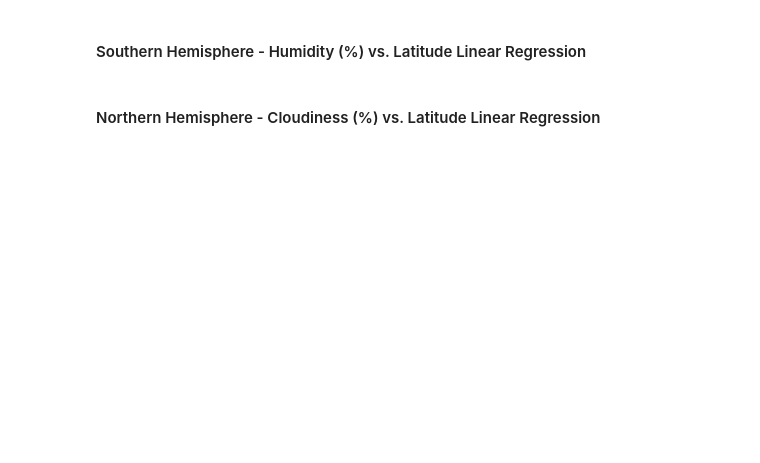
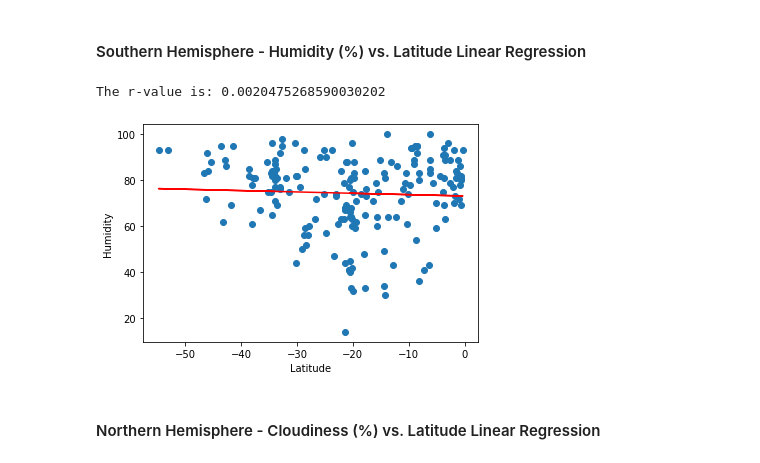
Before and after one commit to DINHC/python-api-challenge, a Jupyter notebook: WeatherPy.ipynb, the cells around one changed output. Saved outputs shown, nothing was run; the diff lists cells and outputs as text; code cells hidden in the pictures; blank space fills up the shorter version.

```diff
--- a/WeatherPy.ipynb
+++ b/WeatherPy.ipynb
@@ -351,4 +368,12 @@ The r-value is: 0.49478576635611093
 # %% [markdown]
 ####  Southern Hemisphere - Humidity (%) vs. Latitude Linear Regression
+# %%
+x_values = south_hemisphere_df["Latitude"]
+y_values = south_hemisphere_df["Humidity"]
+plot_linear_regression(x_values, y_values, 'Humidity', (6,14))
+plt.show()
+# %% [output]
+The r-value is: 0.0020475268590030202
+[figure, added]
 # %% [markdown]
 ####  Northern Hemisphere - Cloudiness (%) vs. Latitude Linear Regression
```
Also changed, not shown: parts of 9 cells of this notebook.
